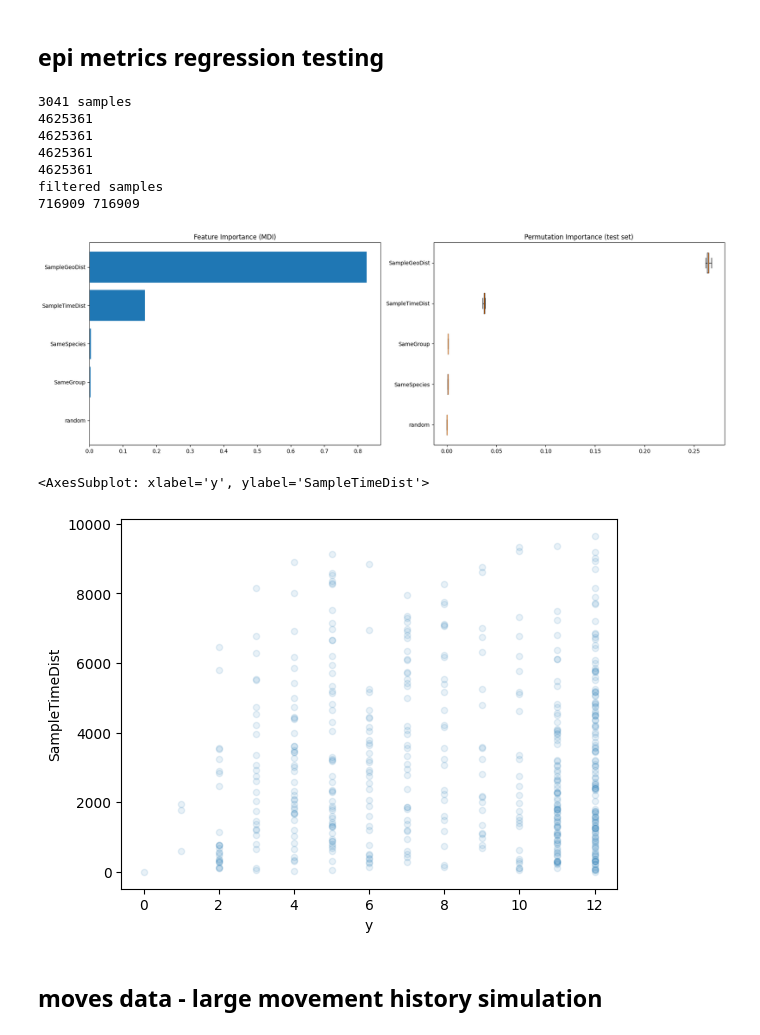
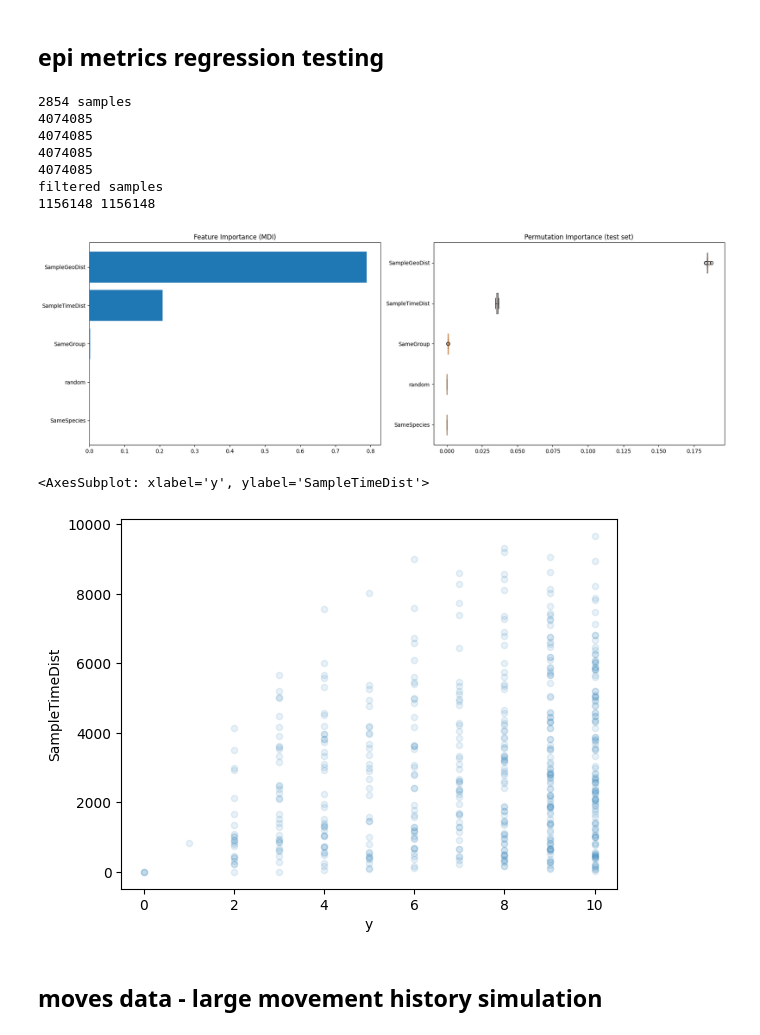
Before and after one commit to dmnfarrell/btbabm, a Jupyter notebook: notebooks/abm_simulation.ipynb, the cells around one changed output. Cells and saved outputs as stored; diff of their text form; code cells hidden in the pictures.

```diff
--- a/notebooks/abm_simulation.ipynb
+++ b/notebooks/abm_simulation.ipynb
@@ -390,23 +442,23 @@ meta#.inf_start.hist()
 from btbabm import epi_regression
 # %%
 reload(epi_regression)
-X,y=epi_regression.test(snp_cutoff=12)
+X,y = epi_regression.test(snp_cutoff=15)
 # %% [output]
-3041 samples
-4625361
-4625361
-4625361
-4625361
+2854 samples
+4074085
+4074085
+4074085
+4074085
 filtered samples
-716909 716909
+1156148 1156148
-[figure, old version]
+[figure, new version]
 # %%
 X['y'] = y
 df=X.sample(500)
 df.plot('y','SampleTimeDist',alpha=0.1,kind='scatter')
 # %% [output]
 <AxesSubplot: xlabel='y', ylabel='SampleTimeDist'>
-[figure, old version]
+[figure, new version]
 # %% [markdown]
 ## moves data - large movement history simulation
 # %%
```
Also changed, not shown: parts of 16 cells of this notebook, 4 other files.
